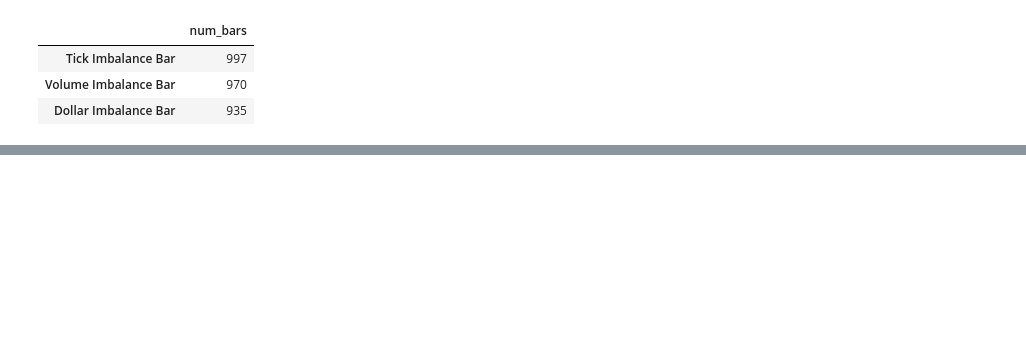
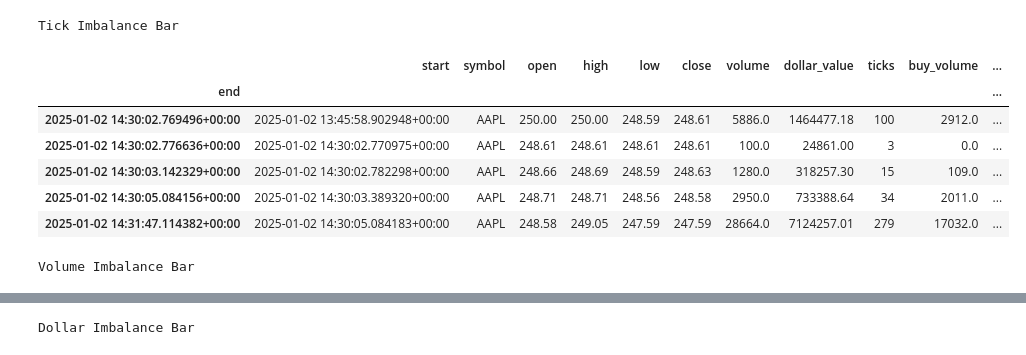
Before and after one commit to kwonjunhyuk9/financial-machine-learning, a Jupyter notebook: notebooks/data_preprocessing/market_structured_bars.ipynb, the cells around one changed output, grey strips where cells are left out. Saved outputs shown, nothing was run; the diff lists cells and outputs as text; code cells hidden in the pictures; blank space fills up the shorter version.

```diff
--- a/notebooks/data_preprocessing/market_structured_bars.ipynb
+++ b/notebooks/data_preprocessing/market_structured_bars.ipynb
@@ -165,16 +177,66 @@ This cell constructs imbalance bars from the synthetic trade stream.
 # %%
+imbalance_bar_parameters = {
+    "tick": {
+        "exp_num_ticks_init": 100,
+        "num_prev_bars": 1000,
+        "expected_imbalance_window": 1000,
+    },
+    "volume": {
+        "exp_num_ticks_init": 100,
+        "num_prev_bars": 1000,
+        "expected_imbalance_window": 1000,
+    },
+    "dollar": {
+        "exp_num_ticks_init": 100,
+        "num_prev_bars": 1000,
+        "expected_imbalance_window": 1000,
+    },
+}
 imbalance_bar_results = {
-    "Tick Imbalance Bar": get_tick_imbalance_bars(trades, expected_num_ticks_init=20, expected_window=20),
-    "Volume Imbalance Bar": get_volume_imbalance_bars(trades, expected_num_ticks_init=20, expected_window=20),
-    "Dollar Imbalance Bar": get_dollar_imbalance_bars(trades, expected_num_ticks_init=20, expected_window=20),
+    "Tick Imbalance Bar": get_tick_imbalance_bars(
+        observations,
+        **imbalance_bar_parameters["tick"],
+    ),
+    "Volume Imbalance Bar": get_volume_imbalance_bars(
+        observations,
+        **imbalance_bar_parameters["volume"],
+    ),
+    "Dollar Imbalance Bar": get_dollar_imbalance_bars(
+        observations,
+        **imbalance_bar_parameters["dollar"],
+    ),
 }
 
-pd.Series(
-    {name: len(result.ohlcv) for name, result in imbalance_bar_results.items()},
-    name="num_bars",
-).to_frame()
+imbalance_bar_output_paths = {
+    "Tick Imbalance Bar": save_structured_bar_result(
+        imbalance_bar_results["Tick Imbalance Bar"],
+        feature_dir / f"{symbol_slug}_tick_imbalance_bar_{period_slug}.parquet",
+    ),
+    "Volume Imbalance Bar": save_structured_bar_result(
+        imbalance_bar_results["Volume Imbalance Bar"],
+        feature_dir / f"{symbol_slug}_volume_imbalance_bar_{period_slug}.parquet",
+    ),
+    "Dollar Imbalance Bar": save_structured_bar_result(
+        imbalance_bar_results["Dollar Imbalance Bar"],
+        feature_dir / f"{symbol_slug}_dollar_imbalance_bar_{period_slug}.parquet",
+    ),
+}
+
+print("Tick Imbalance Bar")
+display(imbalance_bar_results["Tick Imbalance Bar"].ohlcv.head(5))
+
+print("Volume Imbalance Bar")
+display(imbalance_bar_results["Volume Imbalance Bar"].ohlcv.head(5))
+
+print("Dollar Imbalance Bar")
+display(imbalance_bar_results["Dollar Imbalance Bar"].ohlcv.head(5))
 # %% [output]
+Tick Imbalance Bar
-|  | num_bars |
-| Tick Imbalance Bar | 997 |
-| Volume Imbalance Bar | 970 |
-| Dollar Imbalance Bar | 935 |
+|  | start | symbol | open | high | low | close | volume | dollar_value | ticks | buy_volume | ... |
+| end |  |  |  |  |  |  |  |  |  |  | ... |
+| 2025-01-02 14:30:02.769496+00:00 | 2025-01-02 13:45:58.902948+00:00 | AAPL | 250.00 | 250.00 | 248.59 | 248.61 | 5886.0 | 1464477.18 | 100 | 2912.0 | ... |
+| 2025-01-02 14:30:02.776636+00:00 | 2025-01-02 14:30:02.770975+00:00 | AAPL | 248.61 | 248.61 | 248.61 | 248.61 | 100.0 | 24861.00 | 3 | 0.0 | ... |
+| 2025-01-02 14:30:03.142329+00:00 | 2025-01-02 14:30:02.782298+00:00 | AAPL | 248.66 | 248.69 | 248.59 | 248.63 | 1280.0 | 318257.30 | 15 | 109.0 | ... |
+| 2025-01-02 14:30:05.084156+00:00 | 2025-01-02 14:30:03.389320+00:00 | AAPL | 248.71 | 248.71 | 248.56 | 248.58 | 2950.0 | 733388.64 | 34 | 2011.0 | ... |
+| 2025-01-02 14:31:47.114382+00:00 | 2025-01-02 14:30:05.084183+00:00 | AAPL | 248.58 | 249.05 | 247.59 | 247.59 | 28664.0 | 7124257.01 | 279 | 17032.0 | ... |
+Volume Imbalance Bar
@@ -180,0 +250 @@ pd.Series(
+Dollar Imbalance Bar
```
Also changed, not shown: parts of 24 cells of this notebook, 21 other files.
